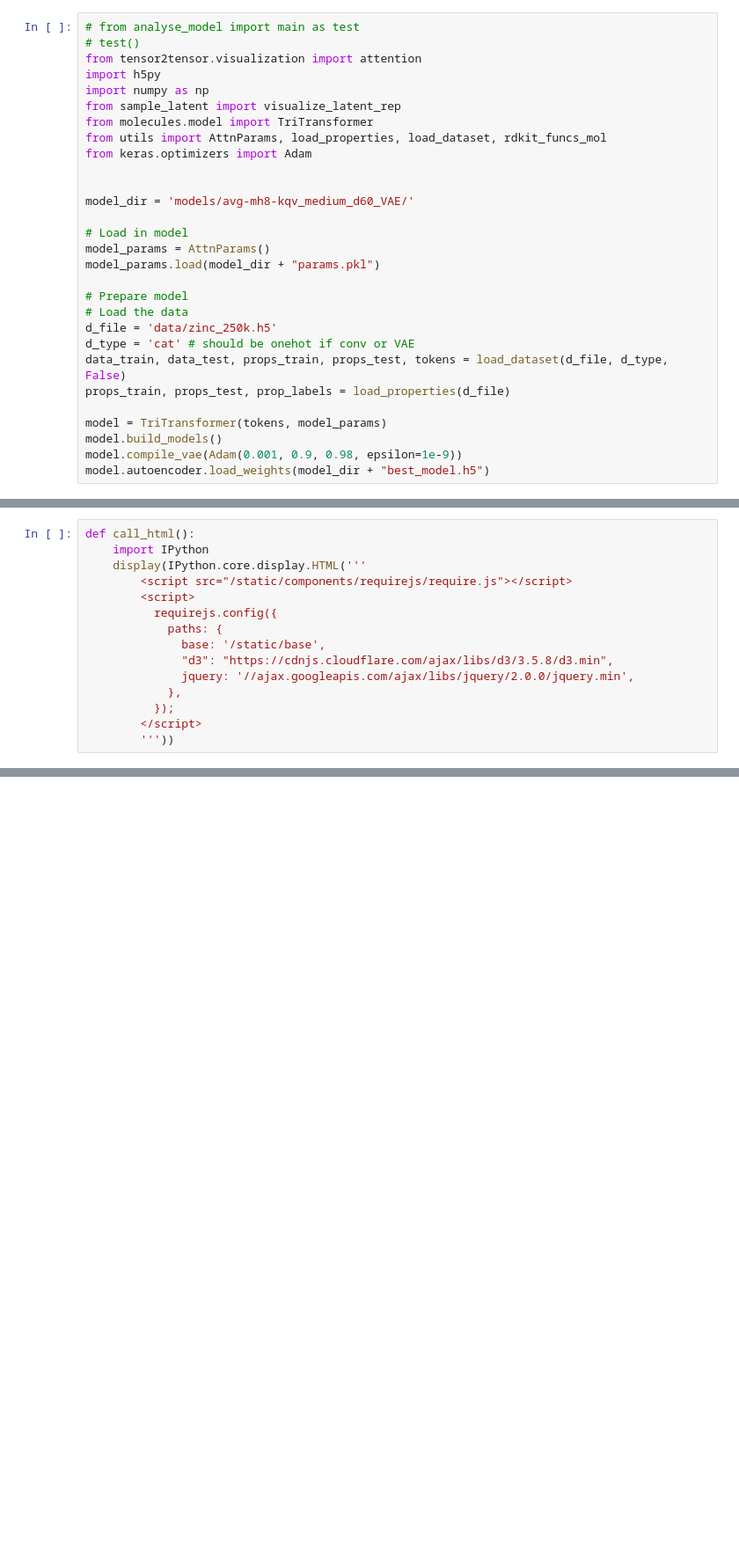
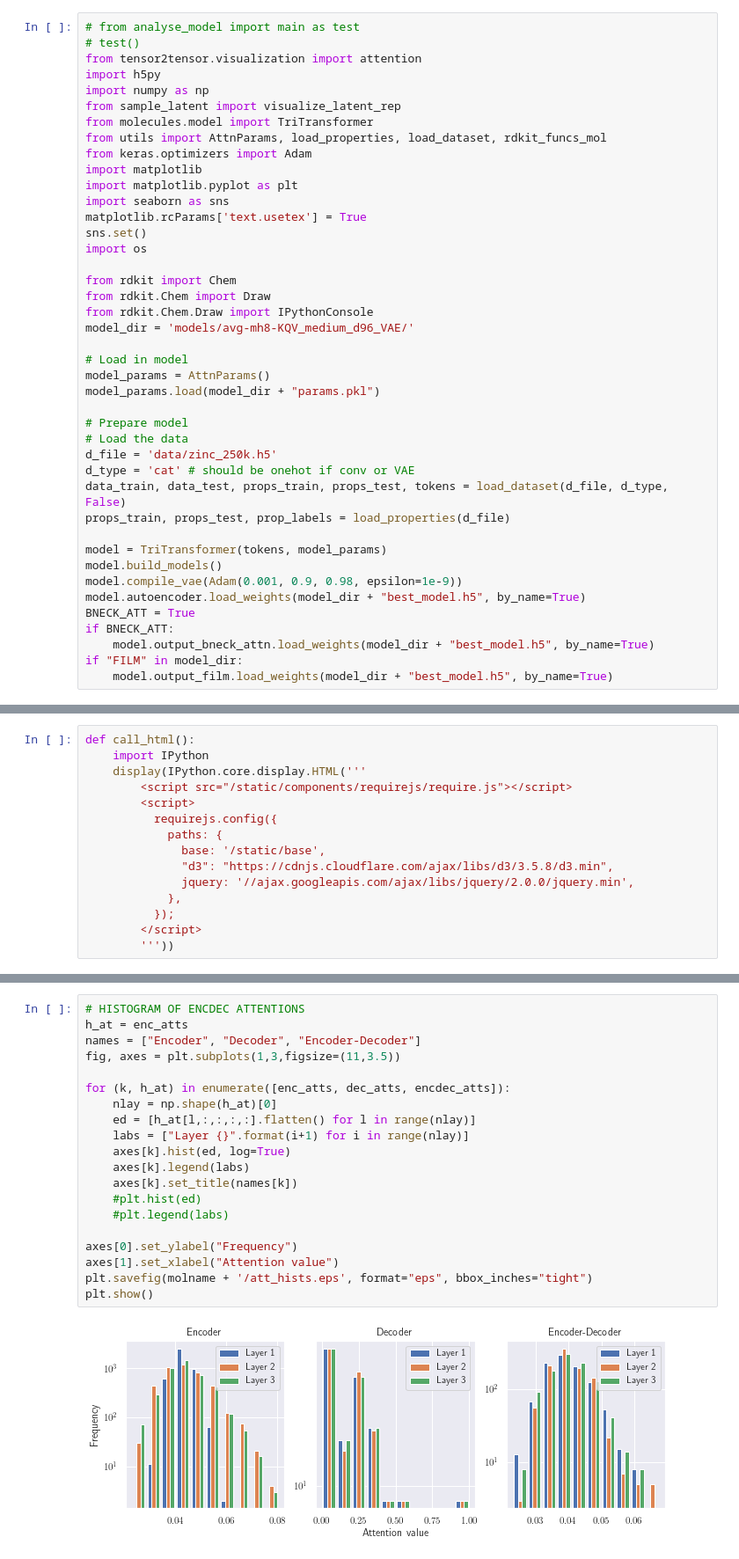
Before and after one commit to Basil-M/MEng-Project, a Jupyter notebook: view_attn.ipynb, the cells around one changed output, grey strips where cells are left out. Shown at 88% size. Cells and saved outputs as stored; diff of their text form; blank space fills up the shorter version.

Commit message:
add facilities to view bottleneck attentions; temporary measures for report generation, should be formalised more later

```diff
--- a/view_attn.ipynb
+++ b/view_attn.ipynb
@@ -8,9 +8,17 @@ from sample_latent import visualize_latent_rep
 from molecules.model import TriTransformer
 from utils import AttnParams, load_properties, load_dataset, rdkit_funcs_mol
 from keras.optimizers import Adam
+import matplotlib
+import matplotlib.pyplot as plt
+import seaborn as sns
+matplotlib.rcParams['text.usetex'] = True
+sns.set()
+import os
 
-
-model_dir = 'models/avg-mh8-kqv_medium_d60_VAE/'
+from rdkit import Chem
+from rdkit.Chem import Draw
+from rdkit.Chem.Draw import IPythonConsole
+model_dir = 'models/avg-mh8-KQV_medium_d96_VAE/'
 
 # Load in model
 model_params = AttnParams()
@@ -26,5 +34,10 @@ props_train, props_test, prop_labels = load_properties(d_file)
 model = TriTransformer(tokens, model_params)
 model.build_models()
 model.compile_vae(Adam(0.001, 0.9, 0.98, epsilon=1e-9))
-model.autoencoder.load_weights(model_dir + "best_model.h5")
+model.autoencoder.load_weights(model_dir + "best_model.h5", by_name=True)
+BNECK_ATT = True
+if BNECK_ATT:
+    model.output_bneck_attn.load_weights(model_dir + "best_model.h5", by_name=True)
+if "FILM" in model_dir:
+    model.output_film.load_weights(model_dir + "best_model.h5", by_name=True)
 # %% [output]
@@ -95,0 +127,22 @@ ValueError: all the input array dimensions except for the concatenation axis mus
+# %%
+# HISTOGRAM OF ENCDEC ATTENTIONS
+h_at = enc_atts
+names = ["Encoder", "Decoder", "Encoder-Decoder"]
+fig, axes = plt.subplots(1,3,figsize=(11,3.5))
+
+for (k, h_at) in enumerate([enc_atts, dec_atts, encdec_atts]):
+    nlay = np.shape(h_at)[0]
+    ed = [h_at[l,:,:,:,:].flatten() for l in range(nlay)]
+    labs = ["Layer {}".format(i+1) for i in range(nlay)]
+    axes[k].hist(ed, log=True)
+    axes[k].legend(labs)
+    axes[k].set_title(names[k])
+    #plt.hist(ed)
+    #plt.legend(labs)
+
+axes[0].set_ylabel("Frequency")
+axes[1].set_xlabel("Attention value")
+plt.savefig(molname + '/att_hists.eps', format="eps", bbox_inches="tight")
+plt.show()
+# %% [output]
+[figure, added]
```
Also changed, not shown: parts of 15 cells of this notebook, 5 other files.
